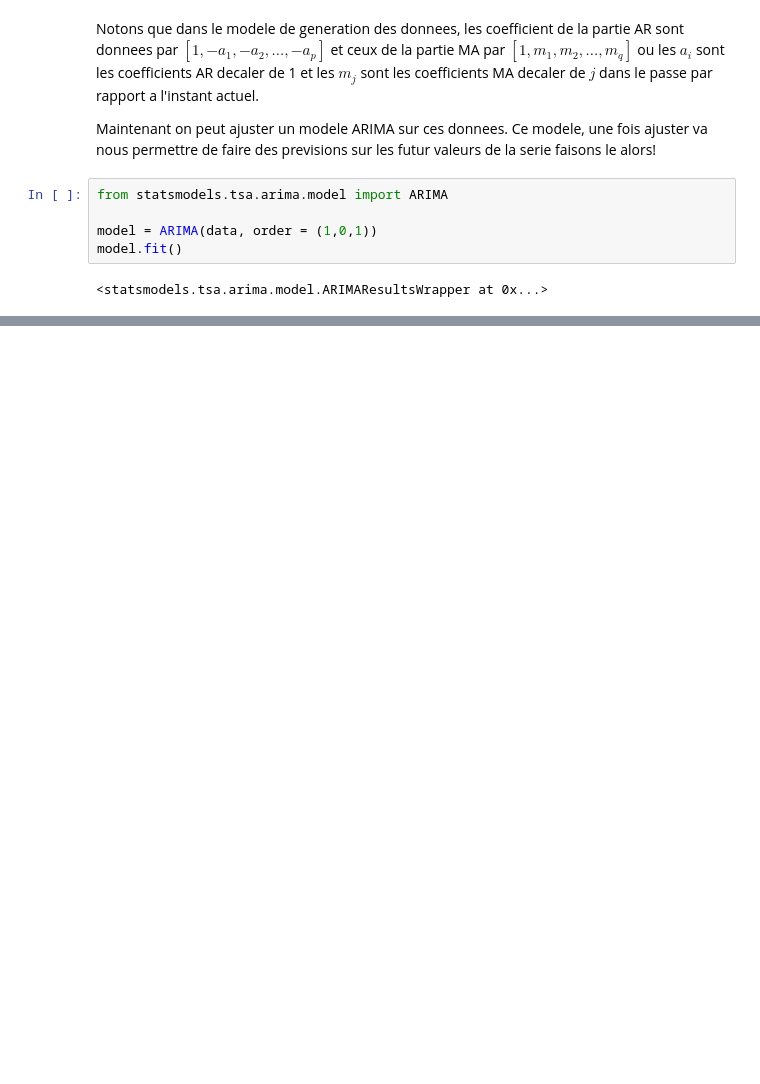
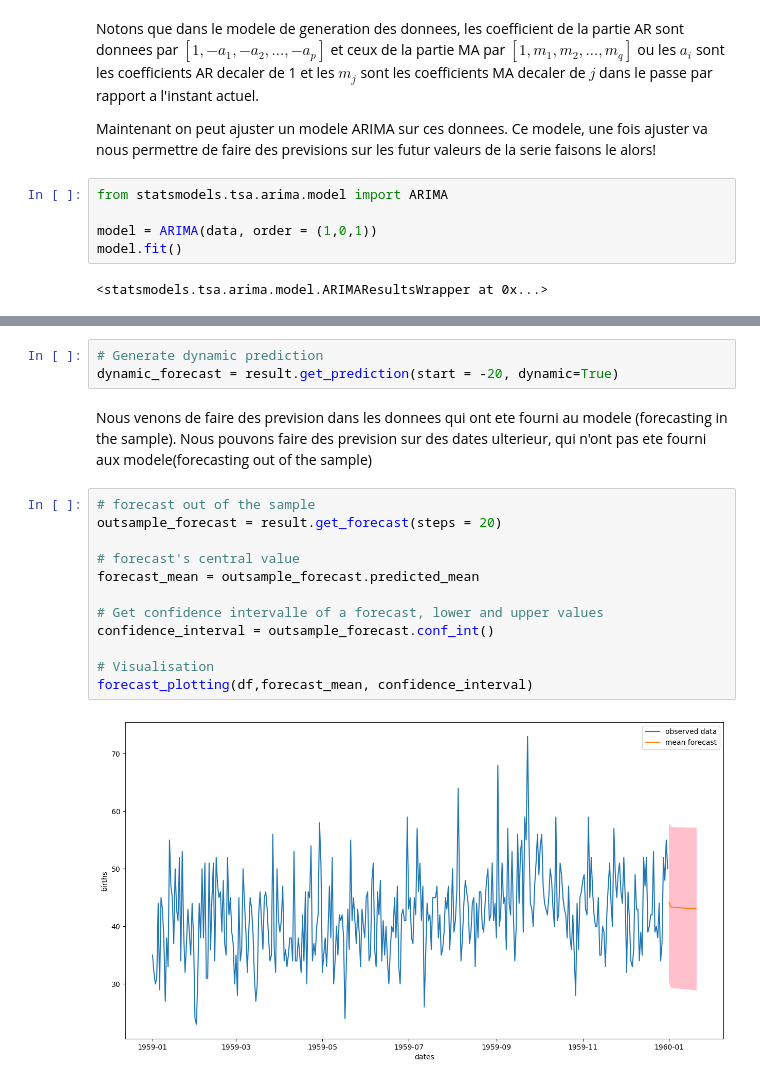
Before and after one commit to fabricepaka/Machine_learning, a Jupyter notebook: TimeSeriesForecasting/notebooks/Projet_Series_temportelles.ipynb, the cells around one changed output, grey strips where cells are left out. Cells and saved outputs as stored; diff of their text form; blank space fills up the shorter version.

```diff
--- a/TimeSeriesForecasting/notebooks/Projet_Series_temportelles.ipynb
+++ b/TimeSeriesForecasting/notebooks/Projet_Series_temportelles.ipynb
@@ -325,0 +418,19 @@ model.fit()
+# %%
+# Generate dynamic prediction
+dynamic_forecast = result.get_prediction(start = -20, dynamic=True)
+# %% [markdown]
+Nous venons de faire des prevision dans les donnees qui ont ete fourni au modele (forecasting in the sample). Nous pouvons faire des prevision sur des dates ulterieur, qui n'ont pas ete fourni aux modele(forecasting out of the sample)
+# %%
+# forecast out of the sample
+outsample_forecast = result.get_forecast(steps = 20)
+
+# forecast's central value
+forecast_mean = outsample_forecast.predicted_mean
+
+# Get confidence intervalle of a forecast, lower and upper values
+confidence_interval = outsample_forecast.conf_int()
+
+# Visualisation
+forecast_plotting(df,forecast_mean, confidence_interval)
+# %% [output]
+[figure, added]
```
Also changed, not shown: parts of 26 cells of this notebook, 5 other files.
